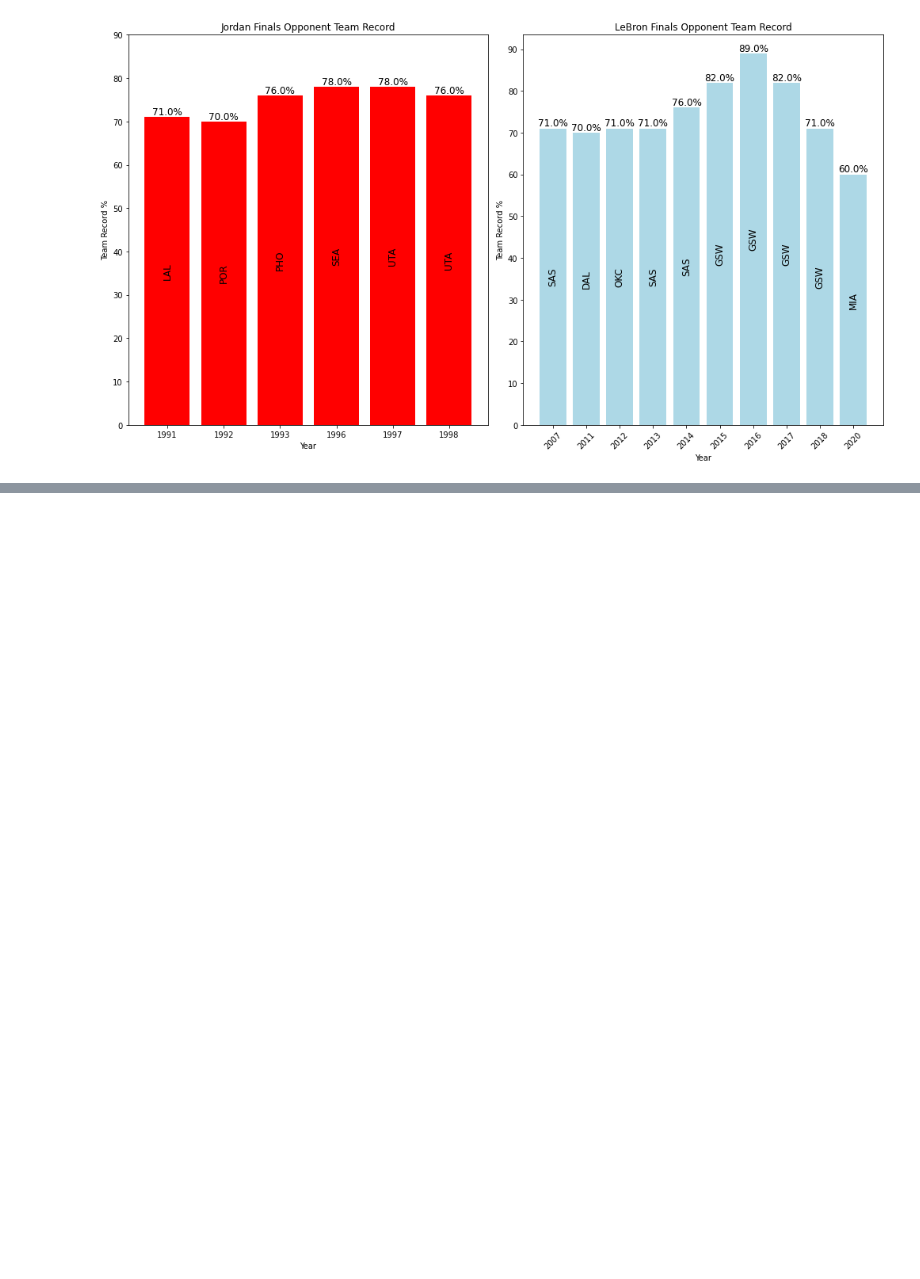
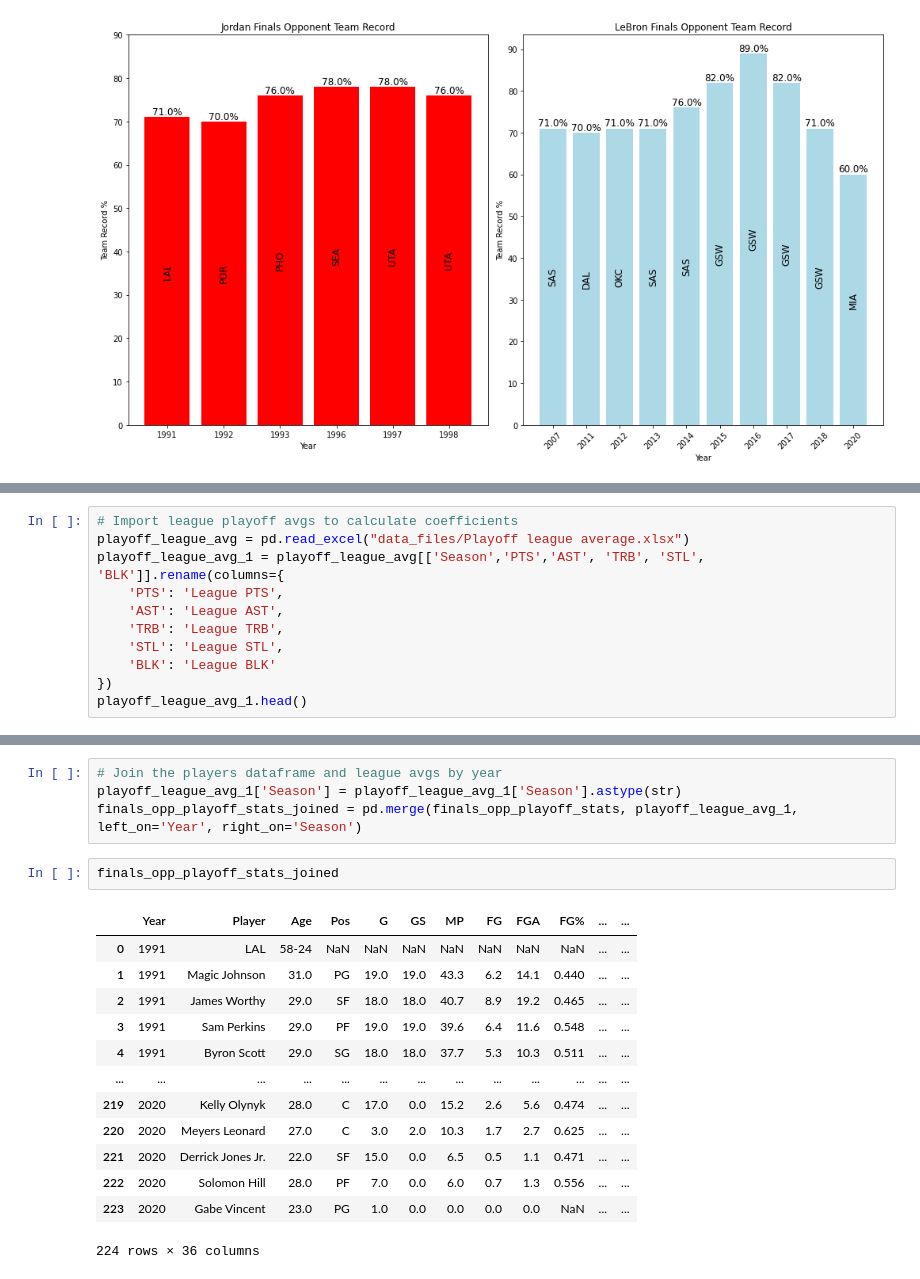
Before and after one commit to gohsoonhao/therealGOAT, a Jupyter notebook: 3b_playoff_team_success.ipynb, the cells around one changed output, grey strips where cells are left out. Drawn from its saved outputs; the diff is of its cells as text; blank space fills up the shorter version.

```diff
--- a/3b_playoff_team_success.ipynb
+++ b/3b_playoff_team_success.ipynb
@@ -201,0 +209,11 @@ plt.show()
+# %%
+# Import league playoff avgs to calculate coefficients
+playoff_league_avg = pd.read_excel("data_files/Playoff league average.xlsx")
+playoff_league_avg_1 = playoff_league_avg[['Season','PTS','AST', 'TRB', 'STL', 'BLK']].rename(columns={
+    'PTS': 'League PTS',
+    'AST': 'League AST',
+    'TRB': 'League TRB',
+    'STL': 'League STL',
+    'BLK': 'League BLK'
+})
+playoff_league_avg_1.head()
@@ -201,0 +227,20 @@ plt.show()
+# %%
+# Join the players dataframe and league avgs by year
+playoff_league_avg_1['Season'] = playoff_league_avg_1['Season'].astype(str)
+finals_opp_playoff_stats_joined = pd.merge(finals_opp_playoff_stats, playoff_league_avg_1, left_on='Year', right_on='Season')
+# %%
+finals_opp_playoff_stats_joined
+# %% [output]
+|  | Year | Player | Age | Pos | G | GS | MP | FG | FGA | FG% | ... | ... |
+| 0 | 1991 | LAL | 58-24 | NaN | NaN | NaN | NaN | NaN | NaN | NaN | ... | ... |
+| 1 | 1991 | Magic Johnson | 31.0 | PG | 19.0 | 19.0 | 43.3 | 6.2 | 14.1 | 0.440 | ... | ... |
+| 2 | 1991 | James Worthy | 29.0 | SF | 18.0 | 18.0 | 40.7 | 8.9 | 19.2 | 0.465 | ... | ... |
+| 3 | 1991 | Sam Perkins | 29.0 | PF | 19.0 | 19.0 | 39.6 | 6.4 | 11.6 | 0.548 | ... | ... |
+| 4 | 1991 | Byron Scott | 29.0 | SG | 18.0 | 18.0 | 37.7 | 5.3 | 10.3 | 0.511 | ... | ... |
+| ... | ... | ... | ... | ... | ... | ... | ... | ... | ... | ... | ... | ... |
+| 219 | 2020 | Kelly Olynyk | 28.0 | C | 17.0 | 0.0 | 15.2 | 2.6 | 5.6 | 0.474 | ... | ... |
+| 220 | 2020 | Meyers Leonard | 27.0 | C | 3.0 | 2.0 | 10.3 | 1.7 | 2.7 | 0.625 | ... | ... |
+| 221 | 2020 | Derrick Jones Jr. | 22.0 | SF | 15.0 | 0.0 | 6.5 | 0.5 | 1.1 | 0.471 | ... | ... |
+| 222 | 2020 | Solomon Hill | 28.0 | PF | 7.0 | 0.0 | 6.0 | 0.7 | 1.3 | 0.556 | ... | ... |
+| 223 | 2020 | Gabe Vincent | 23.0 | PG | 1.0 | 0.0 | 0.0 | 0.0 | 0.0 | NaN | ... | ... |
+224 rows × 36 columns
```
Also changed, not shown: parts of 9 cells of this notebook.
